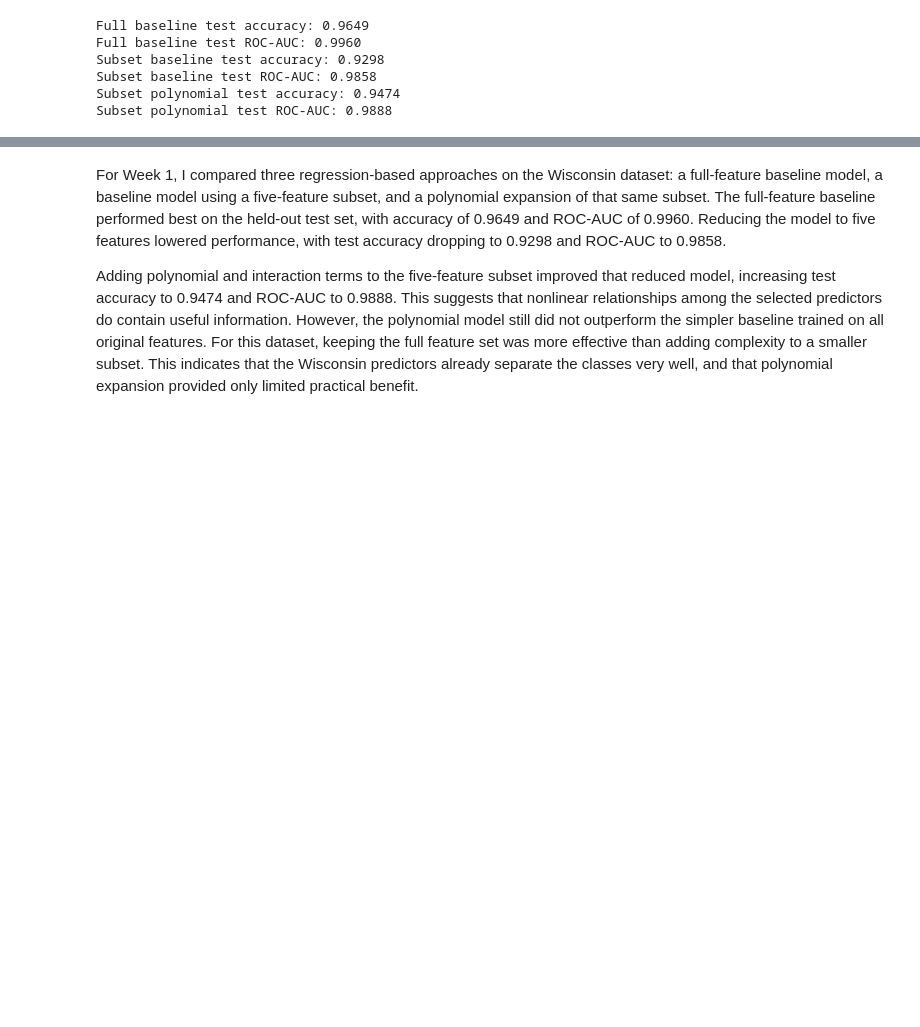
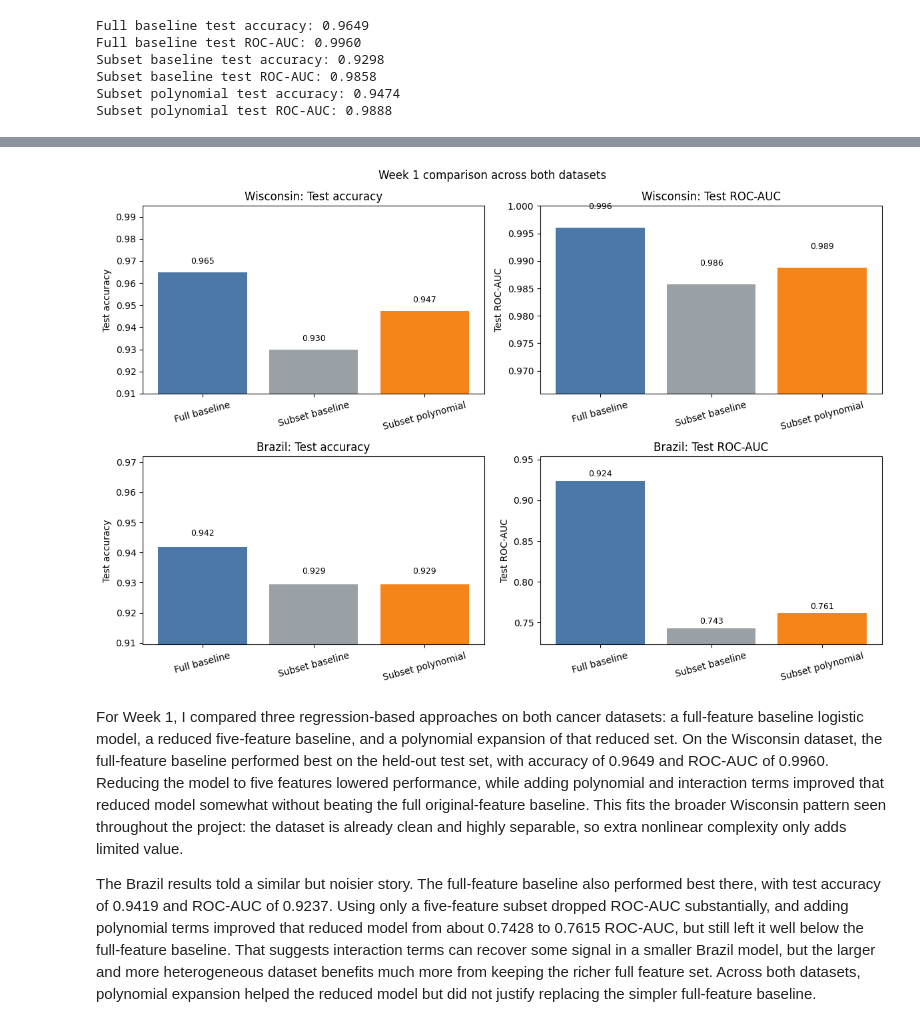
Before and after one commit to jrconner16/mod_c_capstone, a Jupyter notebook: notebooks/milestone1/01_week1_poly_interactions.ipynb, the cells around one changed output, grey strips where cells are left out. Cells and saved outputs as stored; diff of their text form; code cells hidden in the pictures; blank space fills up the shorter version.

```diff
--- a/notebooks/milestone1/01_week1_poly_interactions.ipynb
+++ b/notebooks/milestone1/01_week1_poly_interactions.ipynb
@@ -190,6 +276,40 @@ Subset polynomial test ROC-AUC: 0.9888
+# %%
+import matplotlib.pyplot as plt
+
+model_labels = ['Full baseline', 'Subset baseline', 'Subset polynomial']
+colors = ['#4C78A8', '#9AA1A6', '#F58518']
+
+dataset_metrics = {
+    'Wisconsin': {
+        'Test accuracy': [base_test_accuracy, subset_test_accuracy, poly_test_accuracy],
+        'Test ROC-AUC': [base_test_roc_auc, subset_test_roc_auc, poly_test_roc_auc],
+    },
+    'Brazil': {
+        'Test accuracy': [brazil_base_test_accuracy, brazil_subset_test_accuracy, brazil_poly_test_accuracy],
+        'Test ROC-AUC': [brazil_base_test_roc_auc, brazil_subset_test_roc_auc, brazil_poly_test_roc_auc],
+    },
+}
+
+fig, axes = plt.subplots(2, 2, figsize=(12, 8))
+for row_idx, (dataset_name, metric_map) in enumerate(dataset_metrics.items()):
+    for col_idx, (metric_name, values) in enumerate(metric_map.items()):
+        ax = axes[row_idx, col_idx]
+        bars = ax.bar(model_labels, values, color=colors)
+        y_min = min(values) - 0.02
+        y_max = min(1.0, max(values) + 0.03)
+        ax.set_ylim(max(0, y_min), y_max)
+        ax.set_title(f"{dataset_name}: {metric_name}")
+        ax.set_ylabel(metric_name)
+        ax.tick_params(axis="x", rotation=15)
+        for bar, value in zip(bars, values):
+            ax.text(bar.get_x() + bar.get_width() / 2, value + 0.003, f"{value:.3f}", ha="center", va="bottom", fontsize=9)
+
+fig.suptitle('Week 1 comparison across both datasets', y=0.98)
+fig.tight_layout()
+plt.show()
+# %% [output]
+[figure, added]
 # %% [markdown]
+For Week 1, I compared three regression-based approaches on both cancer datasets: a full-feature baseline logistic model, a reduced five-feature baseline, and a polynomial expansion of that reduced set. On the Wisconsin dataset, the full-feature baseline performed best on the held-out test set, with accuracy of 0.9649 and ROC-AUC of 0.9960. Reducing the model to five features lowered performance, while adding polynomial and interaction terms improved that reduced model somewhat without beating the full original-feature baseline. This fits the broader Wisconsin pattern seen throughout the project: the dataset is already clean and highly separable, so extra nonlinear complexity only adds limited value.
 
-
-For Week 1, I compared three regression-based approaches on the Wisconsin dataset: a full-feature baseline model, a baseline model using a five-feature subset, and a polynomial expansion of that same subset. The full-feature baseline performed best on the held-out test set, with accuracy of 0.9649 and ROC-AUC of 0.9960. Reducing the model to five features lowered performance, with test accuracy dropping to 0.9298 and ROC-AUC to 0.9858.
-
-Adding polynomial and interaction terms to the five-feature subset improved that reduced model, increasing test accuracy to 0.9474 and ROC-AUC to 0.9888. This suggests that nonlinear relationships among the selected predictors do contain useful information. However, the polynomial model still did not outperform the simpler baseline trained on all original features. For this dataset, keeping the full feature set was more effective than adding complexity to a smaller subset. This indicates that the Wisconsin predictors already separate the classes very well, and that polynomial expansion provided only limited practical benefit.
+The Brazil results told a similar but noisier story. The full-feature baseline also performed best there, with test accuracy of 0.9419 and ROC-AUC of 0.9237. Using only a five-feature subset dropped ROC-AUC substantially, and adding polynomial terms improved that reduced model from about 0.7428 to 0.7615 ROC-AUC, but still left it well below the full-feature baseline. That suggests interaction terms can recover some signal in a smaller Brazil model, but the larger and more heterogeneous dataset benefits much more from keeping the richer full feature set. Across both datasets, polynomial expansion helped the reduced model but did not justify replacing the simpler full-feature baseline.
```
Also changed, not shown: parts of 4 cells of this notebook, 26 other files.
